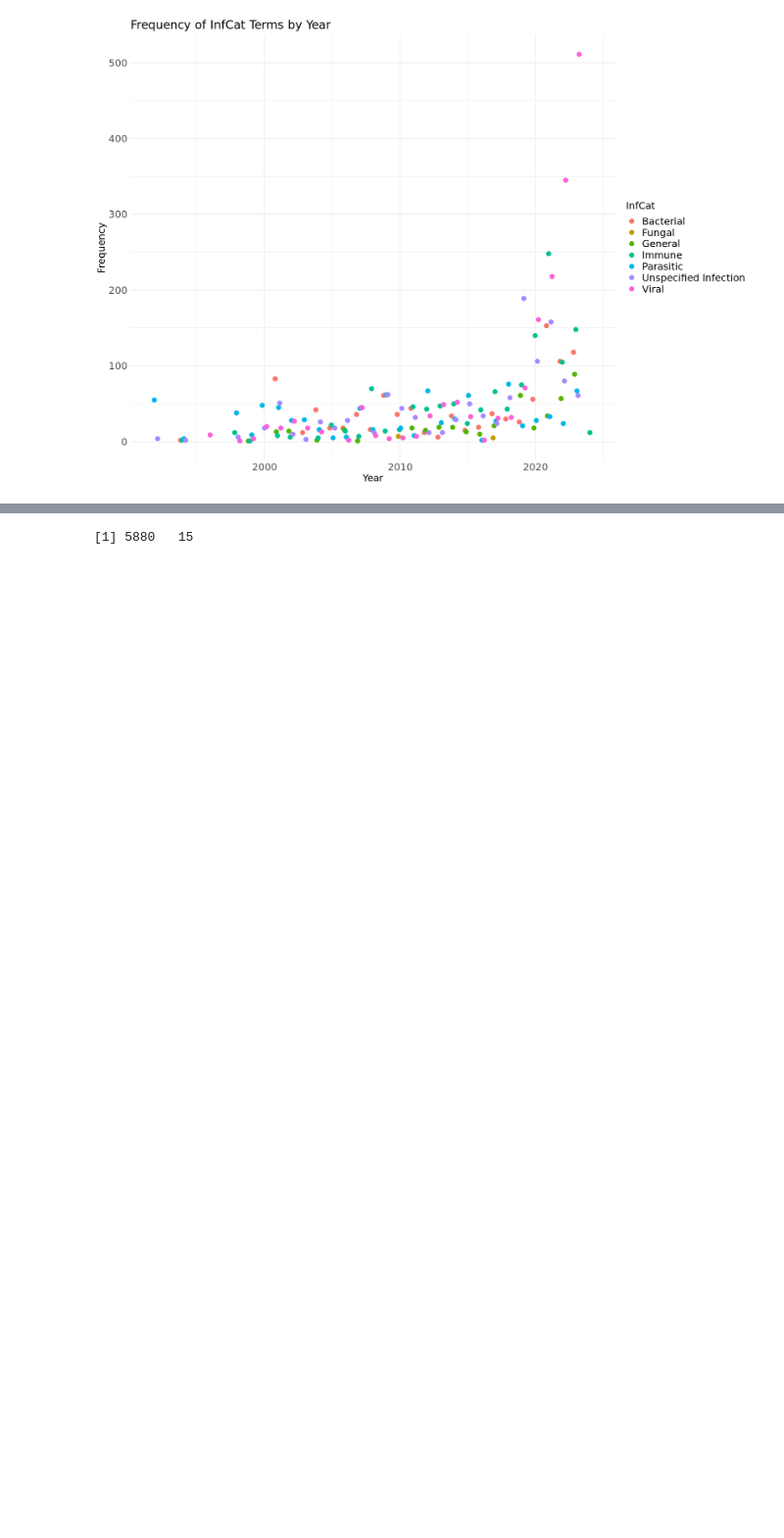
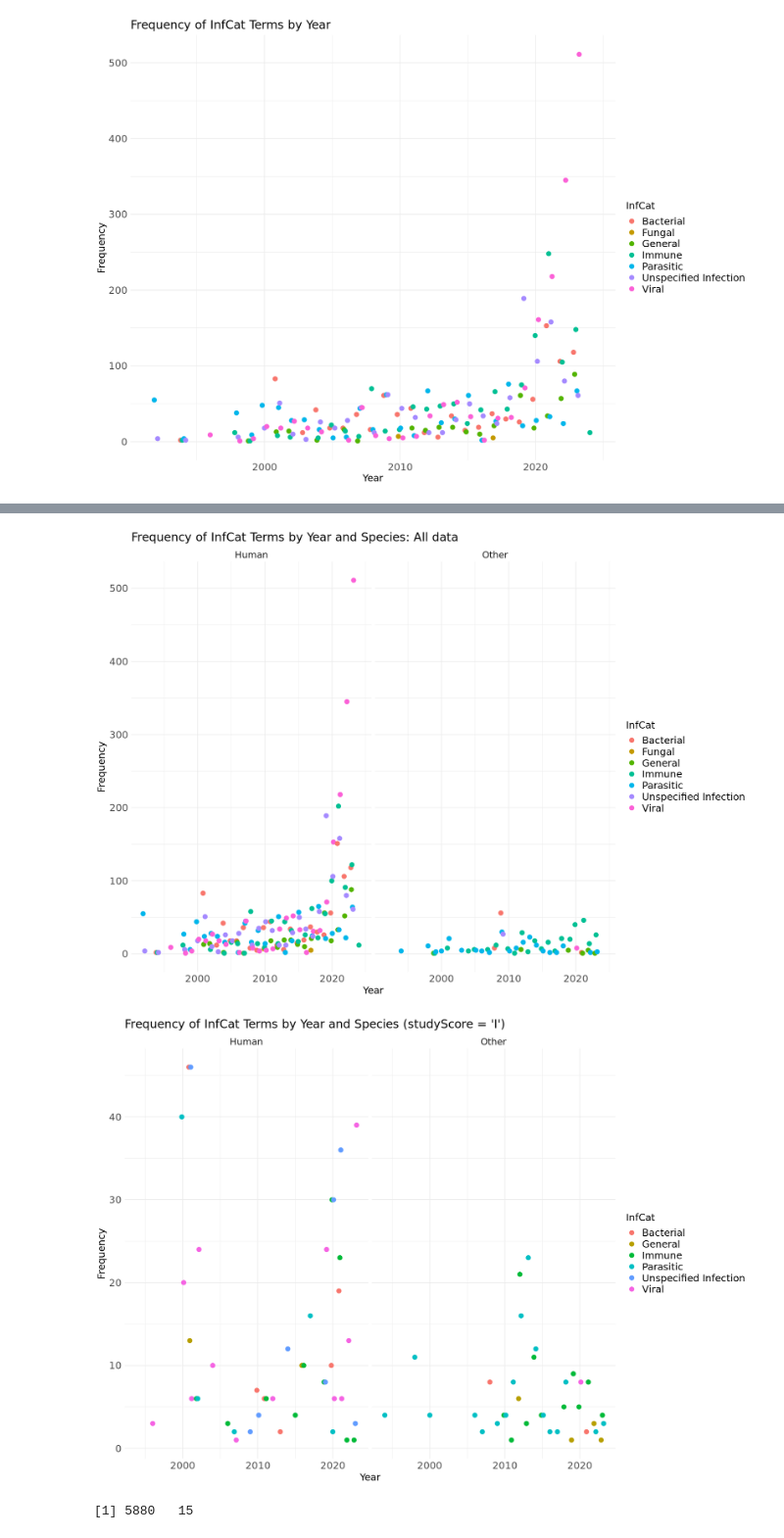
Before and after one commit to alexjvr1/EVE_lab_public, a Jupyter notebook: scoping_review_figs.ipynb, the cells around one changed output, grey strips where cells are left out. Shown at 98% size. Cells and saved outputs as stored; diff of their text form; code cells hidden in the pictures; blank space fills up the shorter version.

```diff
--- a/scoping_review_figs.ipynb
+++ b/scoping_review_figs.ipynb
@@ -597,3 +597,65 @@ ggplot(inftype_counts, aes(x = year, y = count, color = infectionType)) +
+# %%
+# Is this true for Human and Other?
+
+options(repr.plot.width = 14, repr.plot.height = 10)
+
+
+# Count InfCat entries per year and species
+infcat_counts <- datMetaNutInfPreg %>%
+  group_by(year, InfCat, speciesCat) %>%
+  summarise(count = n(), .groups = 'drop')
+
+# Create the dot plot with facets for speciesCat
+ggplot(infcat_counts, aes(x = year, y = count, color = InfCat)) +
+  geom_point(size = 3, position = position_dodge(width = 0.5)) +
+  facet_wrap(~ speciesCat) +
+  labs(
+    title = "Frequency of InfCat Terms by Year and Species: All data",
+    x = "Year",
+    y = "Frequency",
+    color = "InfCat"
+  ) +
+  theme_minimal() +
+    theme(
+    plot.title = element_text(size = 18), # Title text size
+    axis.title = element_text(size = 15), # Axis titles
+    axis.text = element_text(size = 15), # Axis tick labels
+    legend.title = element_text(size = 15), # Legend title
+    legend.text = element_text(size = 15), # Legend labels
+    strip.text = element_text(size = 14) # Facet labels
+    )
+
+
+
+
+# Filter for studyScore == "I" and count NutCat entries per year and species
+infcat_counts_I <- datMetaNutInfPreg %>%
+  filter(studyScore == "I") %>%
+  group_by(year, InfCat, speciesCat) %>%
+  summarise(count = n(), .groups = 'drop')
+
+# Create the dot plot with facets for speciesCat
+ggplot(infcat_counts_I, aes(x = year, y = count, color = InfCat)) +
+  geom_point(size = 3, position = position_dodge(width = 0.5)) +
+  facet_wrap(~ speciesCat) +
+  labs(
+    title = "Frequency of InfCat Terms by Year and Species (studyScore = 'I')",
+    x = "Year",
+    y = "Frequency",
+    color = "InfCat"
+  ) +
+  theme_minimal() +
+    theme(
+    plot.title = element_text(size = 18), # Title text size
+    axis.title = element_text(size = 15), # Axis titles
+    axis.text = element_text(size = 15), # Axis tick labels
+    legend.title = element_text(size = 15), # Legend title
+    legend.text = element_text(size = 15), # Legend labels
+    strip.text = element_text(size = 14) # Facet labels
+    )
+# %% [output]
+[figure, added]
+[figure, added]
 # %%
 # Pregnancy Terms
 # %%
```
Also changed, not shown: parts of 1 cell of this notebook.
